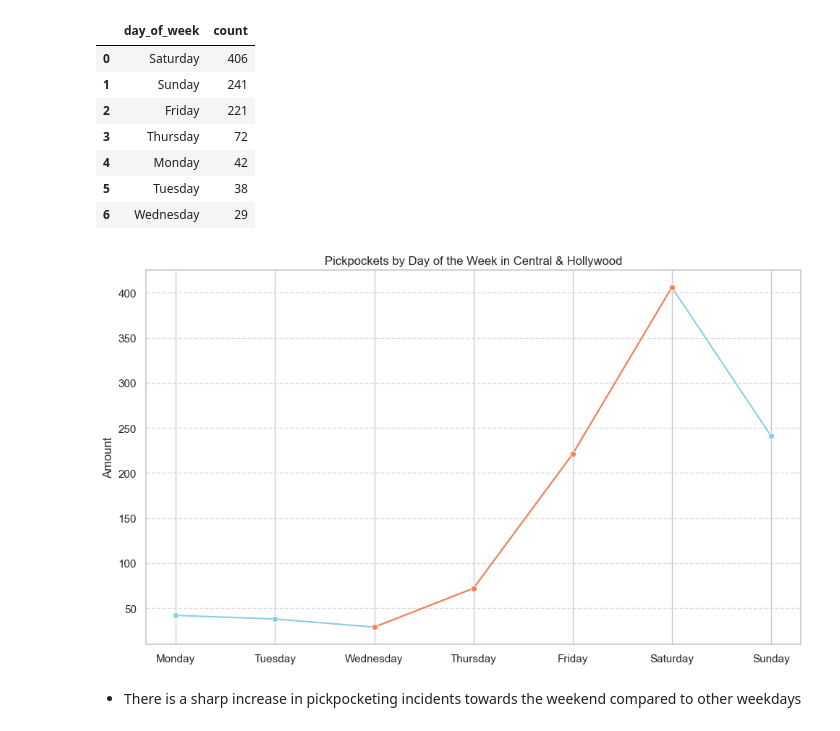
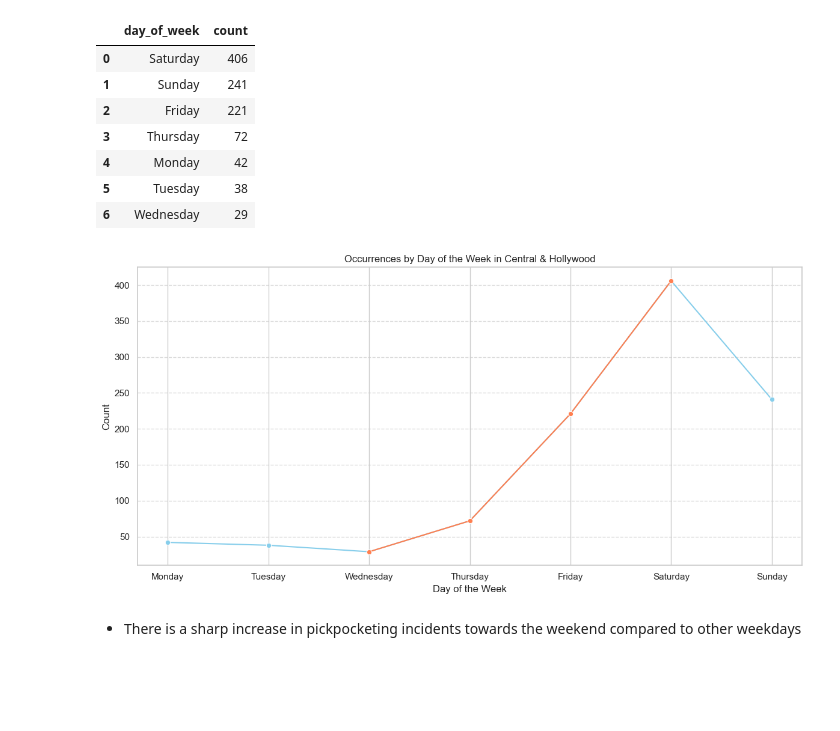
Before and after one commit to BareLevi/Data_Analysis_Final_Project, a Jupyter notebook: data_analysis_project_final.ipynb, the cells around one changed output. Saved outputs shown, nothing was run; the diff lists cells and outputs as text; code cells hidden in the pictures; blank space fills up the shorter version.

```diff
--- a/data_analysis_project_final.ipynb
+++ b/data_analysis_project_final.ipynb
@@ -732,5 +731,5 @@ plt.show()
 # %% [markdown]
 ##### 5.1 Analysis of the areas where pickpocket crimes happened
 # %%
-pickpocket_df = df[df["crime_description"] == "PICKPOCKET"]
+chipopo_df = df[df["crime_description"] == "PICKPOCKET"]
 # %%
@@ -763,7 +762,7 @@ plt.show()
 # %% [markdown]
 ##### 5.2 Analysis of pickpocket hours
 # %%
-CentralANDHollywood_df = pickpocket_df[pickpocket_df['area_name'].isin(['Central', 'Hollywood'])]
+CentralANDHollywood_df = chipopo_df[chipopo_df['area_name'].isin(['Central', 'Hollywood'])]
 hour_counts_ch = CentralANDHollywood_df['hour_occurred'].value_counts().reset_index()
 hour_counts_ch.columns = ['hour_occurred', 'count']
 # %%
@@ -818,35 +817,35 @@ day_of_week_counts
 # %%
 if 'day_of_week' not in CentralANDHollywood_df.columns:
     CentralANDHollywood_df['day_of_week'] = CentralANDHollywood_df['date_occurred'].dt.day_name()
 
 custom_order = ['Monday', 'Tuesday', 'Wednesday', 'Thursday', 'Friday', 'Saturday', 'Sunday']
 
 day_of_week_counts['day_of_week'] = pd.Categorical(day_of_week_counts['day_of_week'], categories=custom_order, ordered=True)
 day_of_week_counts = day_of_week_counts.sort_values('day_of_week').reset_index(drop=True)
 
 
 highlight_days = ['Wednesday', 'Thursday', 'Friday', 'Saturday']
 colors = ['coral' if day in highlight_days else 'skyblue' for day in day_of_week_counts['day_of_week']]
 
 
-plt.figure(figsize=(10,6))
+plt.figure(figsize=(12, 6))
 
 
 sns.lineplot(x='day_of_week', y='count', data=day_of_week_counts, marker='o', color='skyblue')
 
 
 sns.lineplot(x='day_of_week', y='count', data=day_of_week_counts[day_of_week_counts['day_of_week'].isin(highlight_days)], marker='o', color='coral')
 
-plt.title('Pickpockets by Day of the Week in Central & Hollywood')
-plt.xlabel('')
-plt.ylabel('Amount')
+plt.title('Occurrences by Day of the Week in Central & Hollywood')
+plt.xlabel('Day of the Week')
+plt.ylabel('Count')
 plt.grid(axis='y', linestyle='--', alpha=0.7)
 plt.tight_layout()
 
 
 plt.show()
 # %% [output]
-[figure, old version]
+[figure, new version]
 # %% [markdown]
 - There is a sharp increase in pickpocketing incidents towards the weekend compared to other weekdays
 # %% [markdown]
```
Also changed, not shown: parts of 29 cells of this notebook.
